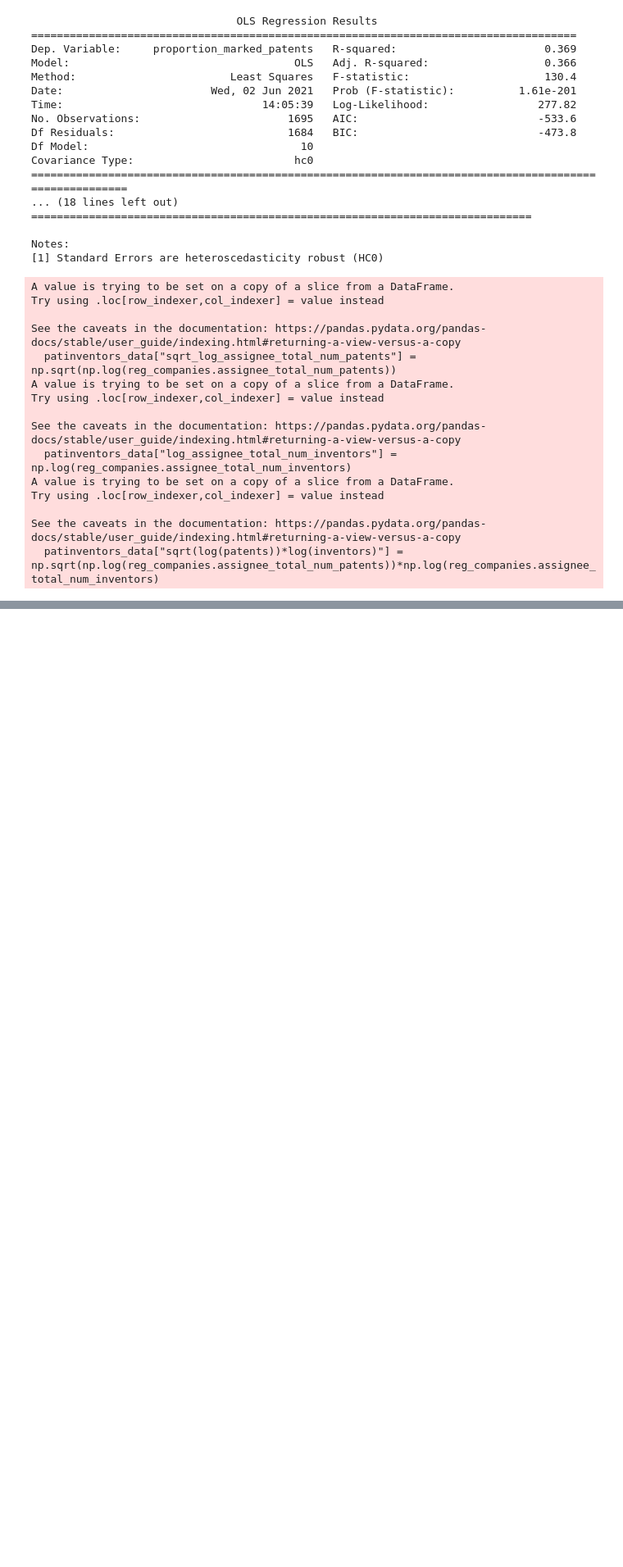
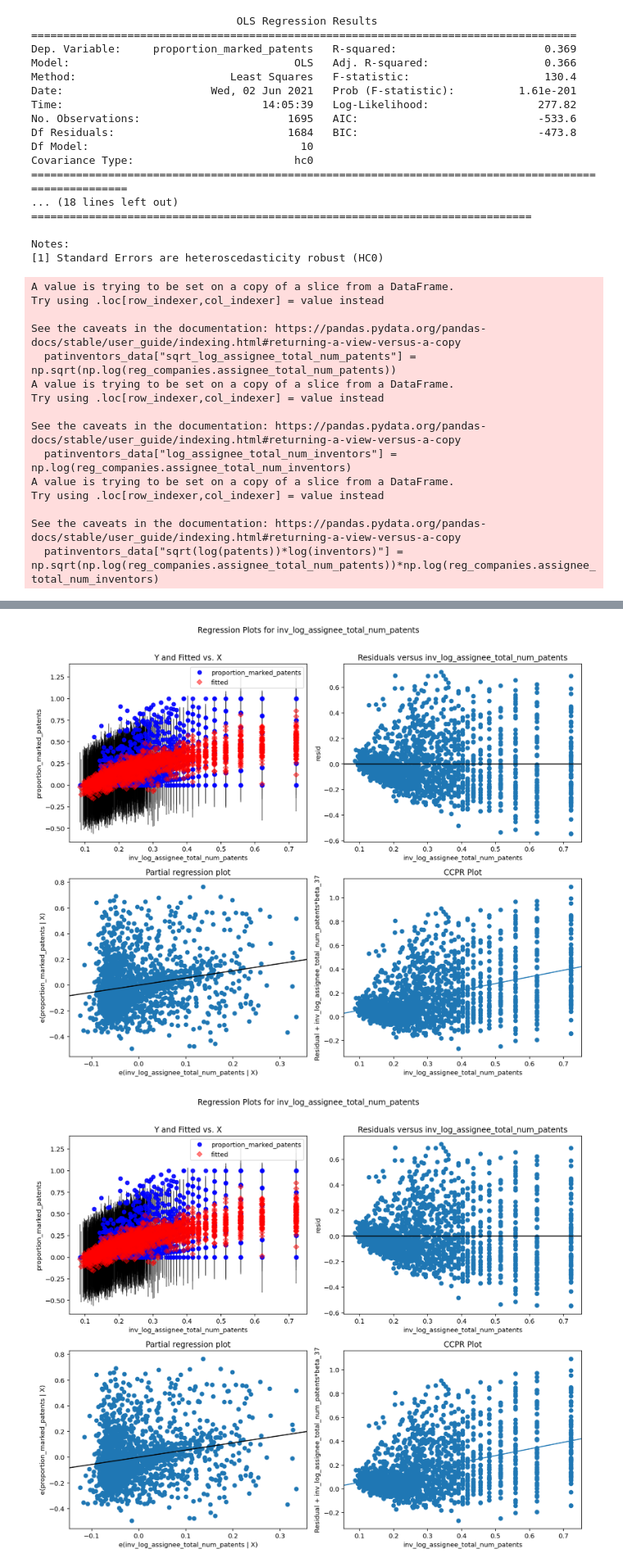
Before and after one commit to gregbellan/MODS208, a Jupyter notebook: regression_companies.ipynb, the cells around one changed output, grey strips where cells are left out. Shown at 82% size. Drawn from its saved outputs; the diff is of its cells as text; code cells hidden in the pictures; blank space fills up the shorter version.

```diff
--- a/regression_companies.ipynb
+++ b/regression_companies.ipynb
@@ -250,7 +252,7 @@ Try using .loc[row_indexer,col_indexer] = value instead
 See the caveats in the documentation: https://pandas.pydata.org/pandas-docs/stable/user_guide/indexing.html#returning-a-view-versus-a-copy
   log_data["log_assignee_total_num_patents"] = np.log(reg_companies.assignee_total_num_patents)
 # %%
-log_data = reg_companies[["proportion_marked_patents", "proportion_A_ipc", "proportion_B_ipc", "proportion_C_ipc", "proportion_D_ipc", "proportion_E_ipc", "proportion_F_ipc", "proportion_G_ipc", "proportion_H_ipc"]]
+log_data = reg_companies[["proportion_marked_patents", "proportion_A_ipc", "proportion_B_ipc", "proportion_D_ipc", "proportion_E_ipc", "proportion_F_ipc", "proportion_G_ipc", "proportion_H_ipc"]]
 log_data["log_assignee_total_num_patents"] = np.log(reg_companies.assignee_total_num_patents)
 log_data["sqrt_log_assignee_total_num_patents"] = np.sqrt(np.log(reg_companies.assignee_total_num_patents))
 log_data["log_assignee_total_num_inventors"] = np.log(reg_companies.assignee_total_num_inventors)
@@ -489,5 +496,6 @@ plt.scatter(np.log(big_companies.assignee_total_num_patents), big_companies.prop
 plt.legend()
 plt.xlabel("Total number of patents in a company")
 plt.title("Proportion of marked patents in a given company's portfolio according to the total number of patents")
+plt.rcParams["figure.figsize"] = (6,6)
 plt.show()
 # %% [output]
@@ -786,0 +599,9 @@ Notes:
+# %%
+patinventors_data = reg_companies[["proportion_marked_patents", "proportion_A_ipc", "proportion_B_ipc", "proportion_D_ipc", "proportion_E_ipc", "proportion_F_ipc", "proportion_G_ipc", "proportion_H_ipc"]]
+patinventors_data["inv_log_assignee_total_num_patents"] = 1/(np.log(reg_companies.assignee_total_num_patents))
+patinventors_data["log_assignee_total_num_inventors"] = np.log(reg_companies.assignee_total_num_inventors)
+patinventors_data["inv(log(patents))*log(inventors)"] = 1/(np.log(reg_companies.assignee_total_num_patents))*np.log(reg_companies.assignee_total_num_inventors)
+patinventors_data = sm.add_constant(patinventors_data)
+patinventors_model = sm.OLS(patinventors_data.proportion_marked_patents, patinventors_data.drop('proportion_marked_patents', axis = 1))
+result = patinventors_model.fit(cov_type = 'hc0')
+print(result.summary())
@@ -786,0 +728,10 @@ Notes:
+# %%
+country_data = country_info_companies[list(country_info_companies.columns[3:].values)]
+country_data.drop(columns = ["proportion_multi_ipc", "proportion_C_ipc"], inplace = True)
+country_data["inv_log_assignee_total_num_patents"] = 1/(np.log(country_info_companies.assignee_total_num_patents))
+country_data["log_assignee_total_num_inventors"] = np.log(country_info_companies.assignee_total_num_inventors)
+country_data["inv(log(patents))*log(inventors)"] = 1/(np.log(country_info_companies.assignee_total_num_patents))*np.log(country_info_companies.assignee_total_num_inventors)
+country_data = sm.add_constant(country_data)
+country_model = sm.OLS(country_data.proportion_marked_patents, country_data.drop('proportion_marked_patents', axis = 1))
+result = country_model.fit(cov_type = 'hc0')
+print(result.summary())
@@ -786,0 +835,6 @@ Notes:
+# %%
+fig = plt.figure(figsize = (12,10))
+sm.graphics.plot_regress_exog(result, 'inv_log_assignee_total_num_patents', fig = fig)
+# %% [output]
+[figure, added]
+[figure, added]
```
Also changed, not shown: parts of 45 cells of this notebook.
